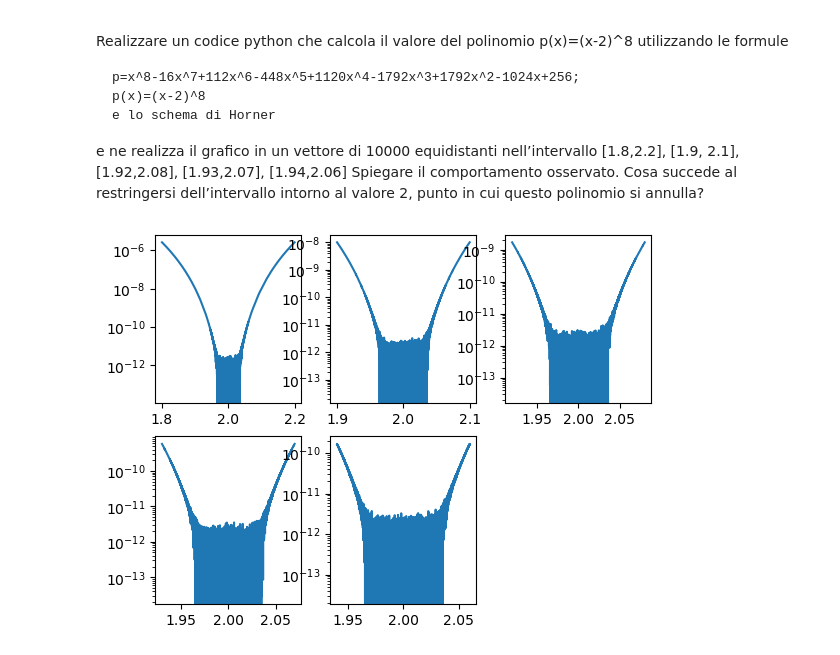
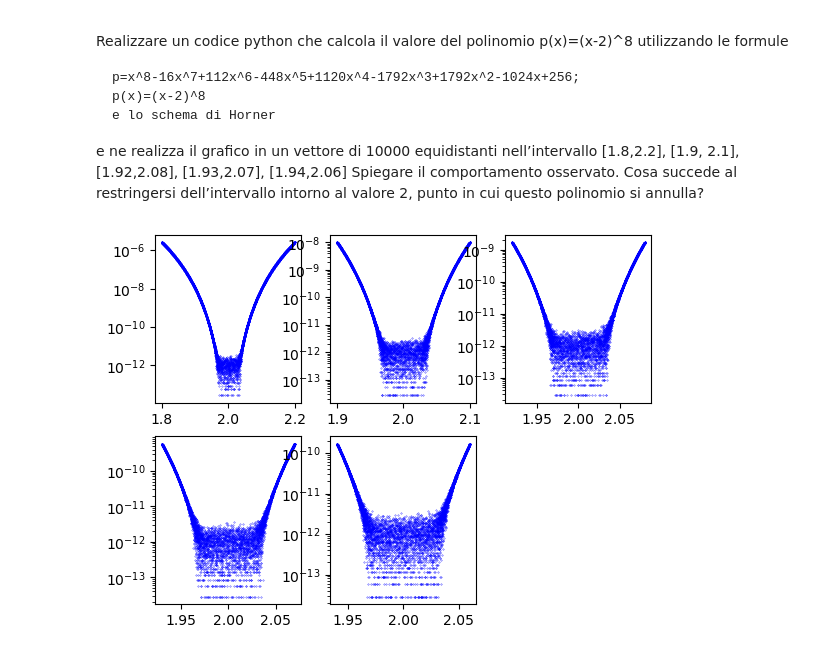
Before and after one commit to KeegTheBoi/metodi_numerici_es, a Jupyter notebook: Lecture 5/Esercitazione5.ipynb, the cells around one changed output. Cells and saved outputs as stored; diff of their text form; code cells hidden in the pictures.

```diff
--- a/Lecture 5/Esercitazione5.ipynb
+++ b/Lecture 5/Esercitazione5.ipynb
@@ -242,23 +237,25 @@ Realizzare un codice python che calcola il valore del polinomio p(x)=(x-2)^8 uti
 
 e ne realizza il grafico in un vettore di 10000 equidistanti nell’intervallo [1.8,2.2], [1.9, 2.1],  [1.92,2.08], [1.93,2.07], [1.94,2.06] Spiegare il comportamento osservato. Cosa succede al restringersi dell’intervallo intorno al valore 2, punto in cui questo polinomio si annulla?
 # %%
+#6
 interval = np.array([[np.linspace(1.8, 2.2, 10**4), \
             np.linspace(1.9, 2.1, 10**4), \
             np.linspace(1.92, 2.08, 10**4)], \
             [np.linspace(1.93, 2.07, 10**4), \
             np.linspace(1.94, 2.06, 10**4), \
             np.linspace(1.94, 2.06, 10**4)]\
            ])
 
 rows = interval.shape[0]
 cols = interval.shape[1]
 counter = 1
 # plt.title("Grafico della valutazione di un polinomio\n(x-2)^8")
 for i in range(1, rows + 1):
     for j in range(1, cols + 1):
         if counter < 6:
             plt.subplot(rows, cols, counter)
-            plt.semilogy(interval[i - 1, j - 1], ruffini_horner(data_1, interval[i - 1, j - 1]))
+            plt.semilogy(interval[i - 1, j - 1], \
+                         ruffini_horner(data_1, interval[i - 1, j - 1]), 'b.', markersize=0.5)
             counter += 1
 # %% [output]
-[figure, old version]
+[figure, new version]
```
Also changed, not shown: parts of 8 cells of this notebook, 1 other file.
